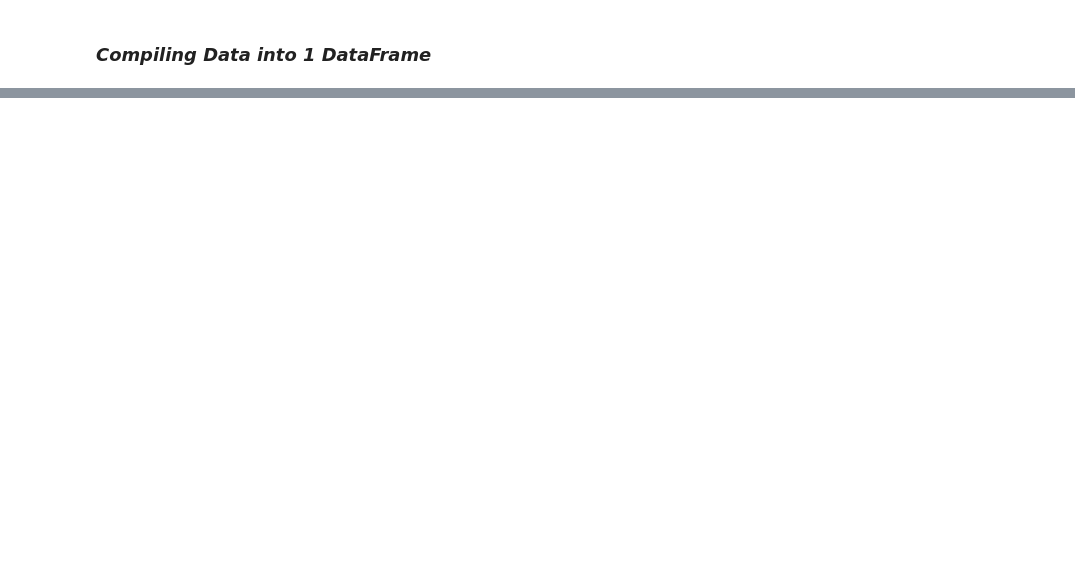
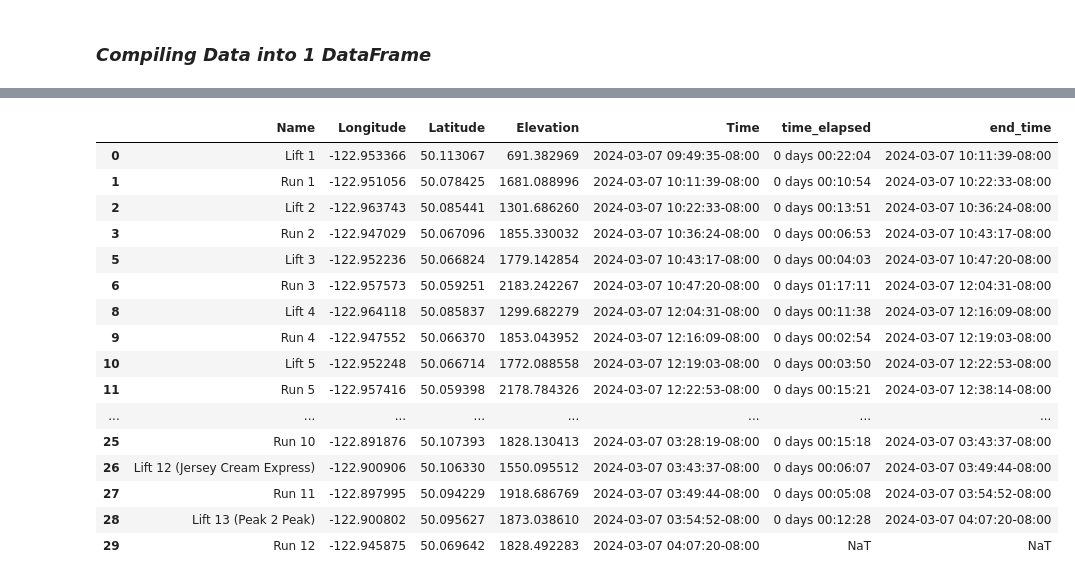
Before and after one commit to joshwinnes11/Project2, a Jupyter notebook: Project2(Josh).ipynb, the cells around one changed output, grey strips where cells are left out. Saved outputs shown, nothing was run; the diff lists cells and outputs as text; code cells hidden in the pictures; blank space fills up the shorter version.

Commit message:
added Name column to gpx table

```diff
--- a/Project2(Josh).ipynb
+++ b/Project2(Josh).ipynb
@@ -96,0 +91,5 @@ df_josh_kmz
+# %%
+print(df_josh_kmz.shape)
+df_josh_kmz.drop('description', axis=1, inplace=True)
+df_josh_kmz.columns = ['Name', 'Longitude', 'Latitude']
+df_josh_kmz.head()
@@ -97,2 +104,7 @@ df_josh_kmz
 # %% [markdown]
 ### ***Compiling Data into 1 DataFrame***
+# %%
+df_josh_kmz = pd.merge(df_josh_kmz[['Name', 'Longitude', 'Latitude']], df_josh_gpx, how = 'left', on=['Longitude', 'Latitude'])
+df_josh_kmz.drop_duplicates(inplace=True)
+print(df_josh_kmz.shape)
+df_josh_kmz
@@ -98,0 +130,23 @@ df_josh_kmz
+# %%
+df_josh_kmz['time_elapsed'] = df_josh_kmz["Time"].diff(periods=-1)
+df_josh_kmz['end_time'] = df_josh_kmz['Time']-df_josh_kmz['time_elapsed']
+df_josh_kmz['time_elapsed'] = df_josh_kmz['end_time']-df_josh_kmz['Time']
+df_josh_kmz
+# %% [output]
+|  | Name | Longitude | Latitude | Elevation | Time | time_elapsed | end_time |
+| 0 | Lift 1 | -122.953366 | 50.113067 | 691.382969 | 2024-03-07 09:49:35-08:00 | 0 days 00:22:04 | 2024-03-07 10:11:39-08:00 |
+| 1 | Run 1 | -122.951056 | 50.078425 | 1681.088996 | 2024-03-07 10:11:39-08:00 | 0 days 00:10:54 | 2024-03-07 10:22:33-08:00 |
+| 2 | Lift 2 | -122.963743 | 50.085441 | 1301.686260 | 2024-03-07 10:22:33-08:00 | 0 days 00:13:51 | 2024-03-07 10:36:24-08:00 |
+| 3 | Run 2 | -122.947029 | 50.067096 | 1855.330032 | 2024-03-07 10:36:24-08:00 | 0 days 00:06:53 | 2024-03-07 10:43:17-08:00 |
+| 5 | Lift 3 | -122.952236 | 50.066824 | 1779.142854 | 2024-03-07 10:43:17-08:00 | 0 days 00:04:03 | 2024-03-07 10:47:20-08:00 |
+| 6 | Run 3 | -122.957573 | 50.059251 | 2183.242267 | 2024-03-07 10:47:20-08:00 | 0 days 01:17:11 | 2024-03-07 12:04:31-08:00 |
+| 8 | Lift 4 | -122.964118 | 50.085837 | 1299.682279 | 2024-03-07 12:04:31-08:00 | 0 days 00:11:38 | 2024-03-07 12:16:09-08:00 |
+| 9 | Run 4 | -122.947552 | 50.066370 | 1853.043952 | 2024-03-07 12:16:09-08:00 | 0 days 00:02:54 | 2024-03-07 12:19:03-08:00 |
+| 10 | Lift 5 | -122.952248 | 50.066714 | 1772.088558 | 2024-03-07 12:19:03-08:00 | 0 days 00:03:50 | 2024-03-07 12:22:53-08:00 |
+| 11 | Run 5 | -122.957416 | 50.059398 | 2178.784326 | 2024-03-07 12:22:53-08:00 | 0 days 00:15:21 | 2024-03-07 12:38:14-08:00 |
+| ... | ... | ... | ... | ... | ... | ... | ... |
+| 25 | Run 10 | -122.891876 | 50.107393 | 1828.130413 | 2024-03-07 03:28:19-08:00 | 0 days 00:15:18 | 2024-03-07 03:43:37-08:00 |
+| 26 | Lift 12 (Jersey Cream Express) | -122.900906 | 50.106330 | 1550.095512 | 2024-03-07 03:43:37-08:00 | 0 days 00:06:07 | 2024-03-07 03:49:44-08:00 |
+| 27 | Run 11 | -122.897995 | 50.094229 | 1918.686769 | 2024-03-07 03:49:44-08:00 | 0 days 00:05:08 | 2024-03-07 03:54:52-08:00 |
+| 28 | Lift 13 (Peak 2 Peak) | -122.900802 | 50.095627 | 1873.038610 | 2024-03-07 03:54:52-08:00 | 0 days 00:12:28 | 2024-03-07 04:07:20-08:00 |
+| 29 | Run 12 | -122.945875 | 50.069642 | 1828.492283 | 2024-03-07 04:07:20-08:00 | NaT | NaT |
```
Also changed, not shown: parts of 11 cells of this notebook.
